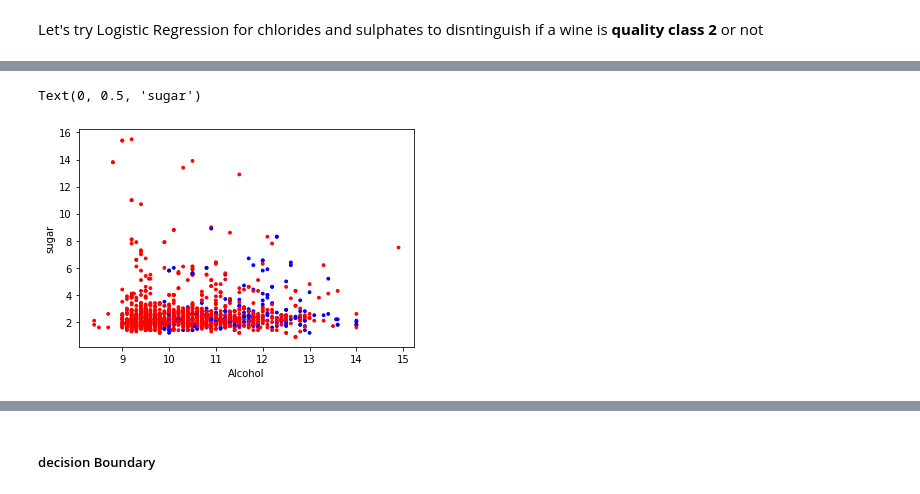
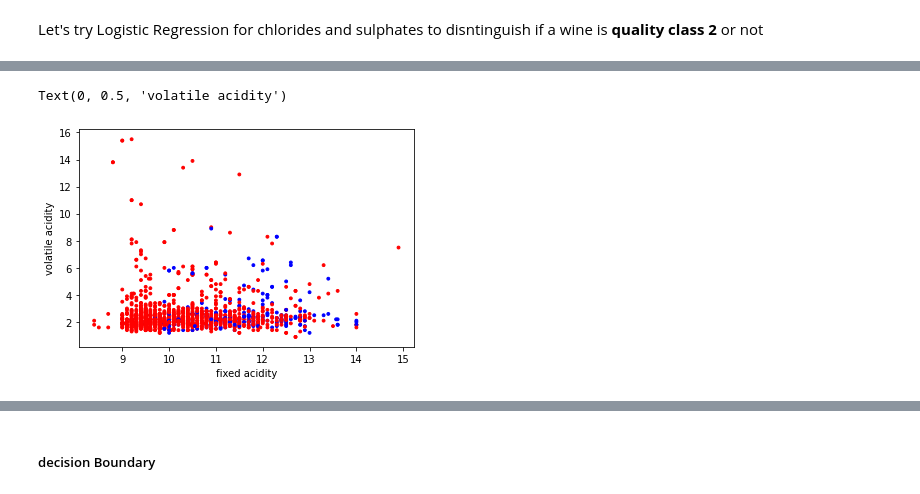
Before and after one commit to meghkc/CS5830-Project7, a Jupyter notebook: cs6830_project7.ipynb, the cells around one changed output, grey strips where cells are left out. Saved outputs shown, nothing was run; the diff lists cells and outputs as text; code cells hidden in the pictures.

```diff
--- a/cs6830_project7.ipynb
+++ b/cs6830_project7.ipynb
@@ -230,9 +252,8 @@ display('f-score = {}'.format(f2))
 # %%
-# Plot the dataset colored by actual value
 color = ['r' if y_ == 0 else 'b' for y_ in Y2]
 plt.scatter(df.alcohol, df.residual_sugar, c=color, s=8)
-plt.xlabel('Alcohol')
-plt.ylabel('sugar')
+plt.xlabel('fixed acidity')
+plt.ylabel('volatile acidity')
 # %% [output]
-Text(0, 0.5, 'sugar')
+Text(0, 0.5, 'volatile acidity')
-[figure, old version]
+[figure, new version]
```
Also changed, not shown: parts of 9 cells of this notebook.
